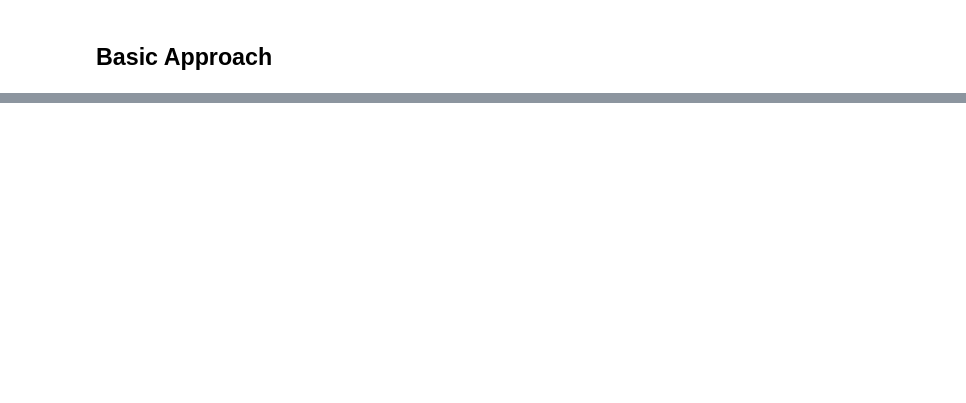
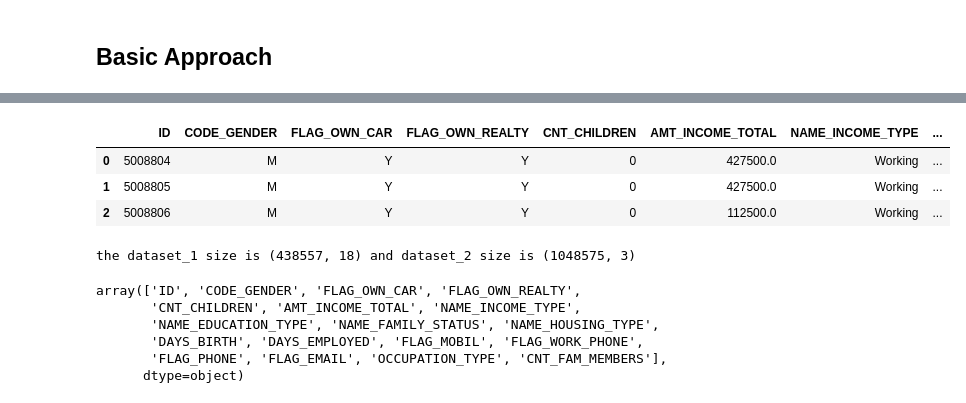
Before and after one commit to bdfd/Project_01-Credit-Card-Approval-Prdiction, a Jupyter notebook: Credit_Card_Approval_Prediction.ipynb, the cells around one changed output, grey strips where cells are left out. Cells and saved outputs as stored; diff of their text form; code cells hidden in the pictures; blank space fills up the shorter version.

```diff
--- a/Credit_Card_Approval_Prediction.ipynb
+++ b/Credit_Card_Approval_Prediction.ipynb
@@ -130,0 +43,28 @@ print("训练集上的平均精准度：%0.2f（+/-%0.2f）" % (score1.mean(),sc
+# %%
+# Read the dataset
+data_dir = 'https://raw.githubusercontent.com/bdfd/Project_01-Credit-Card-Approval-Prdiction/main/dataset'
+application_record = dataset_1 = 'application_record.csv'
+credit_record = dataset_2 = 'credit_record.csv'
+# Upload dataset into data frame
+df1 = pd.read_csv(os.path.join(data_dir,dataset_1), encoding = 'utf-8')
+df2 = pd.read_csv(os.path.join(data_dir,dataset_2), encoding = 'utf-8')
+df1.head(3)
+# %% [output]
+|  | ID | CODE_GENDER | FLAG_OWN_CAR | FLAG_OWN_REALTY | CNT_CHILDREN | AMT_INCOME_TOTAL | NAME_INCOME_TYPE | ... |
+| 0 | 5008804 | M | Y | Y | 0 | 427500.0 | Working | ... |
+| 1 | 5008805 | M | Y | Y | 0 | 427500.0 | Working | ... |
+| 2 | 5008806 | M | Y | Y | 0 | 112500.0 | Working | ... |
+# %%
+print(f'the dataset_1 size is {df1.shape} and dataset_2 size is {df2.shape}')
+# %% [output]
+the dataset_1 size is (438557, 18) and dataset_2 size is (1048575, 3)
+# %%
+# Check column name and categories
+df1.columns.values
+# %% [output]
+array(['ID', 'CODE_GENDER', 'FLAG_OWN_CAR', 'FLAG_OWN_REALTY',
+       'CNT_CHILDREN', 'AMT_INCOME_TOTAL', 'NAME_INCOME_TYPE',
+       'NAME_EDUCATION_TYPE', 'NAME_FAMILY_STATUS', 'NAME_HOUSING_TYPE',
+       'DAYS_BIRTH', 'DAYS_EMPLOYED', 'FLAG_MOBIL', 'FLAG_WORK_PHONE',
+       'FLAG_PHONE', 'FLAG_EMAIL', 'OCCUPATION_TYPE', 'CNT_FAM_MEMBERS'],
+      dtype=object)
```
Also changed, not shown: parts of 41 cells of this notebook.
